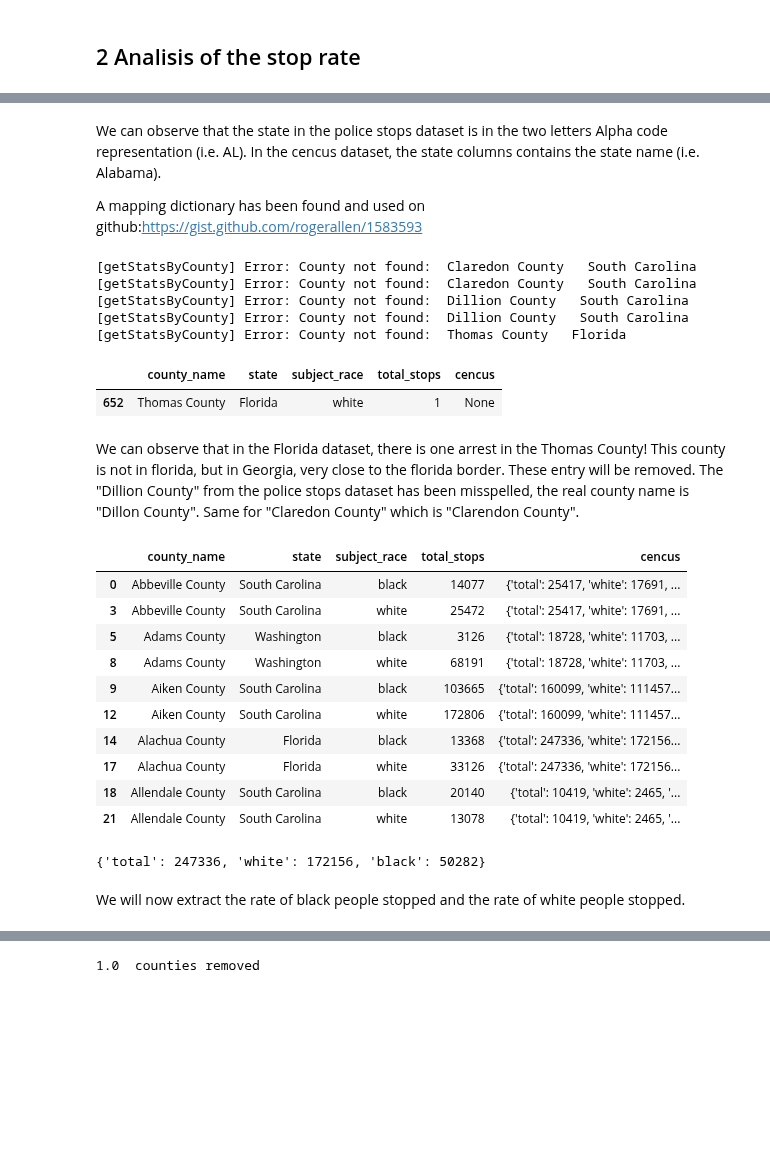
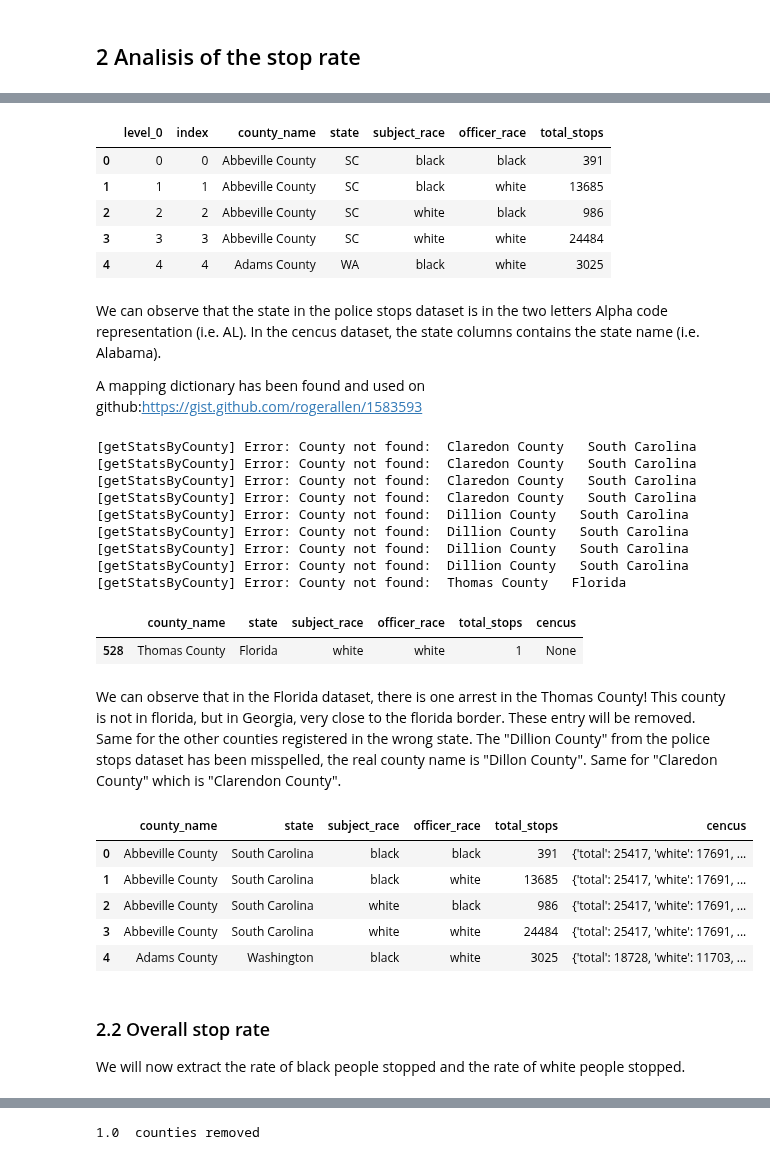
Before and after one commit to epfl-ada/ada-2020-project-milestone-p3-p3_adahn, a Jupyter notebook: Cencus Dataset.ipynb, the cells around one changed output, grey strips where cells are left out. Cells and saved outputs as stored; diff of their text form; code cells hidden in the pictures; blank space fills up the shorter version.

```diff
--- a/Cencus Dataset.ipynb
+++ b/Cencus Dataset.ipynb
@@ -140,3 +122,28 @@ data.head(10)
+# %%
+import pandas as pd
+data = pd.read_csv('data/data.csv', low_memory=False)
+
+del data['search_conducted']
+del data['contraband_found']
+del data['date']
+data.dropna();
+# %%
+
+data = data[(data['subject_race'] == 'white') | (data['subject_race'] == 'black')]
+data = data[(data['officer_race'] == 'white') | (data['officer_race'] == 'black')]
+data['total_stops'] = 1
+data_total_stops = data.groupby(['county_name', 'state', 'subject_race', 'officer_race']).sum()
+# %%
+data_total_stops = data_total_stops.reset_index()
+data = data_total_stops
+data.head(5)
+# %% [output]
+|  | level_0 | index | county_name | state | subject_race | officer_race | total_stops |
+| 0 | 0 | 0 | Abbeville County | SC | black | black | 391 |
+| 1 | 1 | 1 | Abbeville County | SC | black | white | 13685 |
+| 2 | 2 | 2 | Abbeville County | SC | white | black | 986 |
+| 3 | 3 | 3 | Abbeville County | SC | white | white | 24484 |
+| 4 | 4 | 4 | Adams County | WA | black | white | 3025 |
 # %% [markdown]
 We can observe that the state in the police stops dataset is in the two letters Alpha code representation (i.e. AL). In the cencus dataset, the state columns contains the state name (i.e. Alabama).
 
@@ -213,15 +220,19 @@ data_states_mapped['cencus'] = data_states_mapped.apply(lambda x: getStatsByCoun
 # Display Thomas County entry
 data_states_mapped[data_states_mapped['county_name'] == 'Thomas County']
 # %% [output]
+[getStatsByCounty] Error: County not found:  Claredon County   South Carolina
+[getStatsByCounty] Error: County not found:  Claredon County   South Carolina
 [getStatsByCounty] Error: County not found:  Claredon County   South Carolina
 [getStatsByCounty] Error: County not found:  Claredon County   South Carolina
 [getStatsByCounty] Error: County not found:  Dillion County   South Carolina
 [getStatsByCounty] Error: County not found:  Dillion County   South Carolina
+[getStatsByCounty] Error: County not found:  Dillion County   South Carolina
+[getStatsByCounty] Error: County not found:  Dillion County   South Carolina
 [getStatsByCounty] Error: County not found:  Thomas County   Florida
-|  | county_name | state | subject_race | total_stops | cencus |
-| 652 | Thomas County | Florida | white | 1 | None |
+|  | county_name | state | subject_race | officer_race | total_stops | cencus |
+| 528 | Thomas County | Florida | white | white | 1 | None |
 # %% [markdown]
-We can observe that in the Florida dataset, there is one arrest in the Thomas County! This county is not in florida, but in Georgia, very close to the florida border. These entry will be removed.
+We can observe that in the Florida dataset, there is one arrest in the Thomas County! This county is not in florida, but in Georgia, very close to the florida border. These entry will be removed. Same for the other counties registered in the wrong state.
 The "Dillion County" from the police stops dataset has been misspelled, the real county name is "Dillon County". Same for "Claredon County" which is "Clarendon County".
 # %%
 # Correct misspeled county_name cencus data
@@ -235,24 +246,16 @@ data_states_mapped[data_states_mapped['county_name'] == 'Claredon County'].apply
 # Remove NaN cencus data (for instance Thomas County not been found in the Florida cencus datas)
 data_states_mapped = data_states_mapped[data_states_mapped['cencus'].notna()]
 # %%
-data_states_mapped.head(10)
+data_states_mapped.head(5)
 # %% [output]
-|  | county_name | state | subject_race | total_stops | cencus |
-| 0 | Abbeville County | South Carolina | black | 14077 | {'total': 25417, 'white': 17691, ... |
-| 3 | Abbeville County | South Carolina | white | 25472 | {'total': 25417, 'white': 17691, ... |
-| 5 | Adams County | Washington | black | 3126 | {'total': 18728, 'white': 11703, ... |
-| 8 | Adams County | Washington | white | 68191 | {'total': 18728, 'white': 11703, ... |
-| 9 | Aiken County | South Carolina | black | 103665 | {'total': 160099, 'white': 111457... |
-| 12 | Aiken County | South Carolina | white | 172806 | {'total': 160099, 'white': 111457... |
-| 14 | Alachua County | Florida | black | 13368 | {'total': 247336, 'white': 172156... |
-| 17 | Alachua County | Florida | white | 33126 | {'total': 247336, 'white': 172156... |
-| 18 | Allendale County | South Carolina | black | 20140 | {'total': 10419, 'white': 2465, '... |
-| 21 | Allendale County | South Carolina | white | 13078 | {'total': 10419, 'white': 2465, '... |
+|  | county_name | state | subject_race | officer_race | total_stops | cencus |
+| 0 | Abbeville County | South Carolina | black | black | 391 | {'total': 25417, 'white': 17691, ... |
+| 1 | Abbeville County | South Carolina | black | white | 13685 | {'total': 25417, 'white': 17691, ... |
+| 2 | Abbeville County | South Carolina | white | black | 986 | {'total': 25417, 'white': 17691, ... |
+| 3 | Abbeville County | South Carolina | white | white | 24484 | {'total': 25417, 'white': 17691, ... |
+| 4 | Adams County | Washington | black | white | 3025 | {'total': 18728, 'white': 11703, ... |
-# %%
-getStatsByCounty('Alachua County', 'Florida', df)
-# %% [output]
-{'total': 247336, 'white': 172156, 'black': 50282}
 # %% [markdown]
+### 2.2 Overall stop rate
 We will now extract the rate of black people stopped and the rate of white people stopped.
 # %%
 def extractRate(race, total_stops, cencus_data):
```
Also changed, not shown: parts of 19 cells of this notebook.
